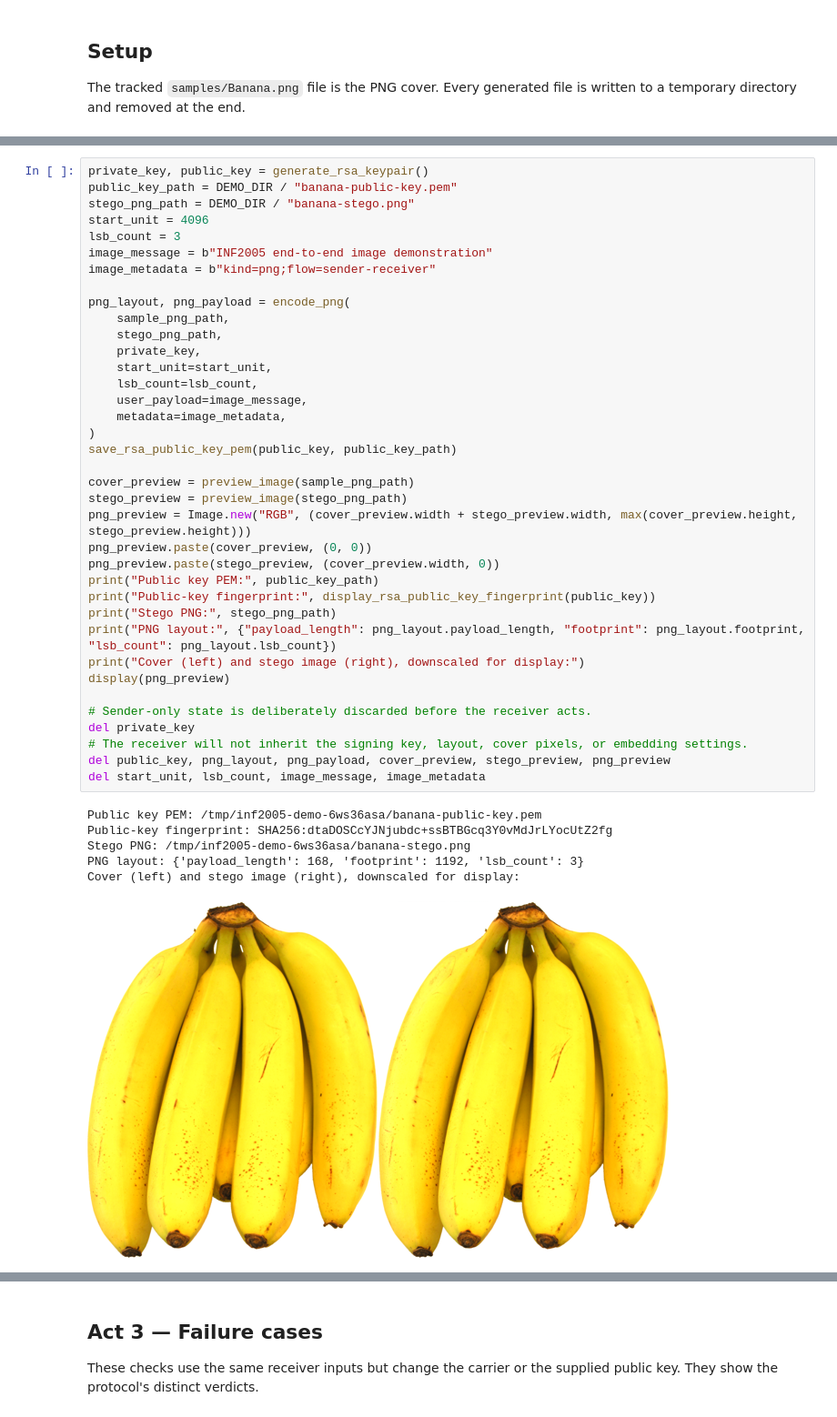
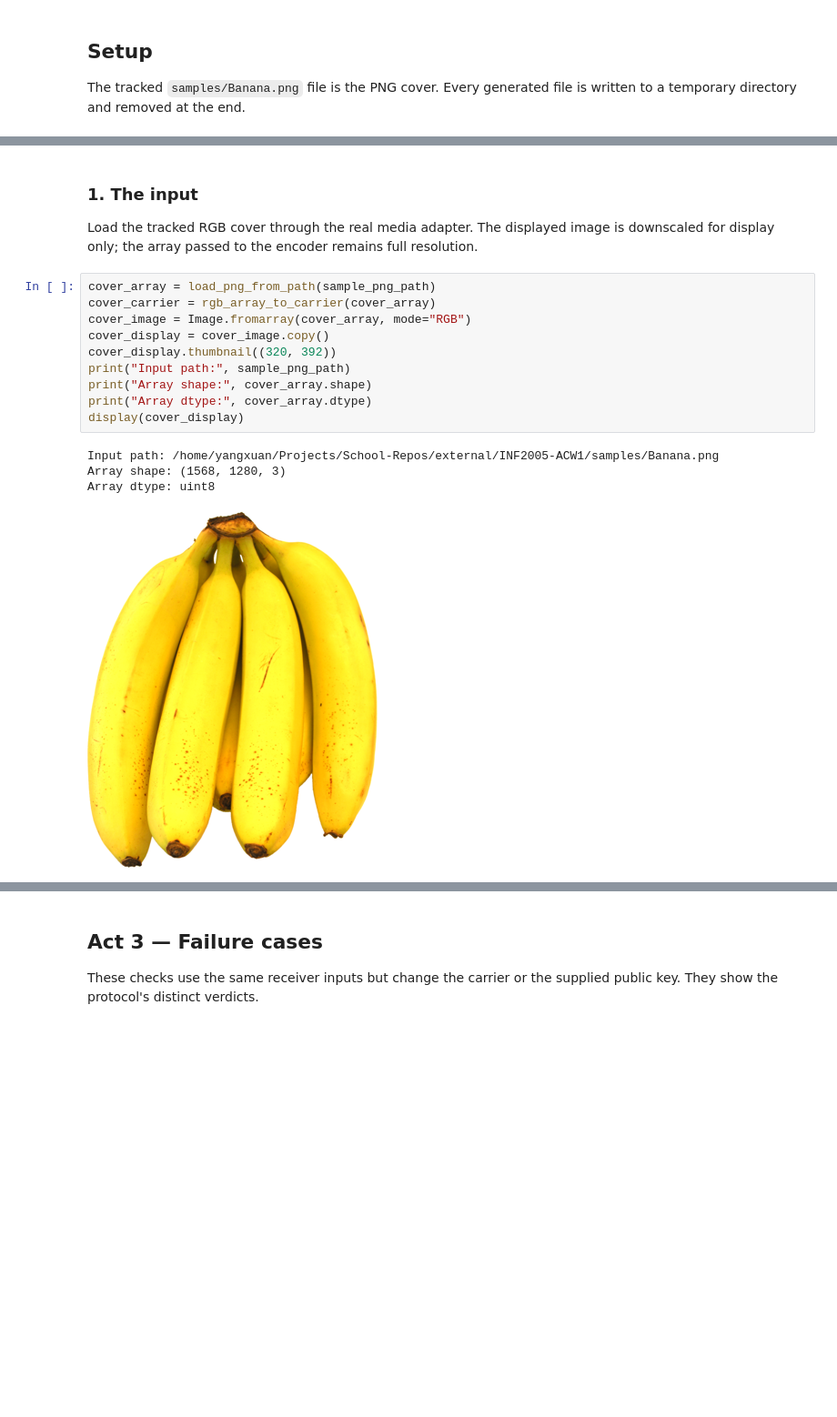
Before and after one commit to alvinto27/INF2005-ACW1, a Jupyter notebook: notebooks/FR1-12 Prototype.ipynb, the cells around one changed output, grey strips where cells are left out. Shown at 91% size. Drawn from its saved outputs; the diff is of its cells as text; blank space fills up the shorter version.

Commit message:
Split demo into visible sender and receiver steps
Expose real input, plan, encode results, product, discovery scan, and verification artefacts without duplicating steganography logic.

```diff
--- a/notebooks/FR1-12 Prototype.ipynb
+++ b/notebooks/FR1-12 Prototype.ipynb
@@ -51,44 +52,20 @@ only; encoding always uses the original 1280 × 1568 image.
-# %%
-private_key, public_key = generate_rsa_keypair()
-public_key_path = DEMO_DIR / "banana-public-key.pem"
-stego_png_path = DEMO_DIR / "banana-stego.png"
-start_unit = 4096
-lsb_count = 3
-image_message = b"INF2005 end-to-end image demonstration"
-image_metadata = b"kind=png;flow=sender-receiver"
-
-png_layout, png_payload = encode_png(
-    sample_png_path,
-    stego_png_path,
-    private_key,
-    start_unit=start_unit,
-    lsb_count=lsb_count,
-    user_payload=image_message,
-    metadata=image_metadata,
-)
-save_rsa_public_key_pem(public_key, public_key_path)
-
-cover_preview = preview_image(sample_png_path)
-stego_preview = preview_image(stego_png_path)
-png_preview = Image.new("RGB", (cover_preview.width + stego_preview.width, max(cover_preview.height, stego_preview.height)))
-png_preview.paste(cover_preview, (0, 0))
-png_preview.paste(stego_preview, (cover_preview.width, 0))
-print("Public key PEM:", public_key_path)
-print("Public-key fingerprint:", display_rsa_public_key_fingerprint(public_key))
-print("Stego PNG:", stego_png_path)
-print("PNG layout:", {"payload_length": png_layout.payload_length, "footprint": png_layout.footprint, "lsb_count": png_layout.lsb_count})
-print("Cover (left) and stego image (right), downscaled for display:")
-display(png_preview)
-
-# Sender-only state is deliberately discarded before the receiver acts.
-del private_key
-# The receiver will not inherit the signing key, layout, cover pixels, or embedding settings.
-del public_key, png_layout, png_payload, cover_preview, stego_preview, png_preview
-del start_unit, lsb_count, image_message, image_metadata
-# %% [output]
-Public key PEM: /tmp/inf2005-demo-6ws36asa/banana-public-key.pem
-Public-key fingerprint: SHA256:dtaDOSCcYJNjubdc+ssBTBGcq3Y0vMdJrLYocUtZ2fg
-Stego PNG: /tmp/inf2005-demo-6ws36asa/banana-stego.png
-PNG layout: {'payload_length': 168, 'footprint': 1192, 'lsb_count': 3}
-Cover (left) and stego image (right), downscaled for display:
-[figure, removed]
+# %% [markdown]
+### 1. The input
+
+Load the tracked RGB cover through the real media adapter. The displayed image is
+downscaled for display only; the array passed to the encoder remains full resolution.
+# %%
+cover_array = load_png_from_path(sample_png_path)
+cover_carrier = rgb_array_to_carrier(cover_array)
+cover_image = Image.fromarray(cover_array, mode="RGB")
+cover_display = cover_image.copy()
+cover_display.thumbnail((320, 392))
+print("Input path:", sample_png_path)
+print("Array shape:", cover_array.shape)
+print("Array dtype:", cover_array.dtype)
+display(cover_display)
+# %% [output]
+Input path: /home/yangxuan/Projects/School-Repos/external/INF2005-ACW1/samples/Banana.png
+Array shape: (1568, 1280, 3)
+Array dtype: uint8
+[figure, added]
```
Also changed, not shown: parts of 23 cells of this notebook.
